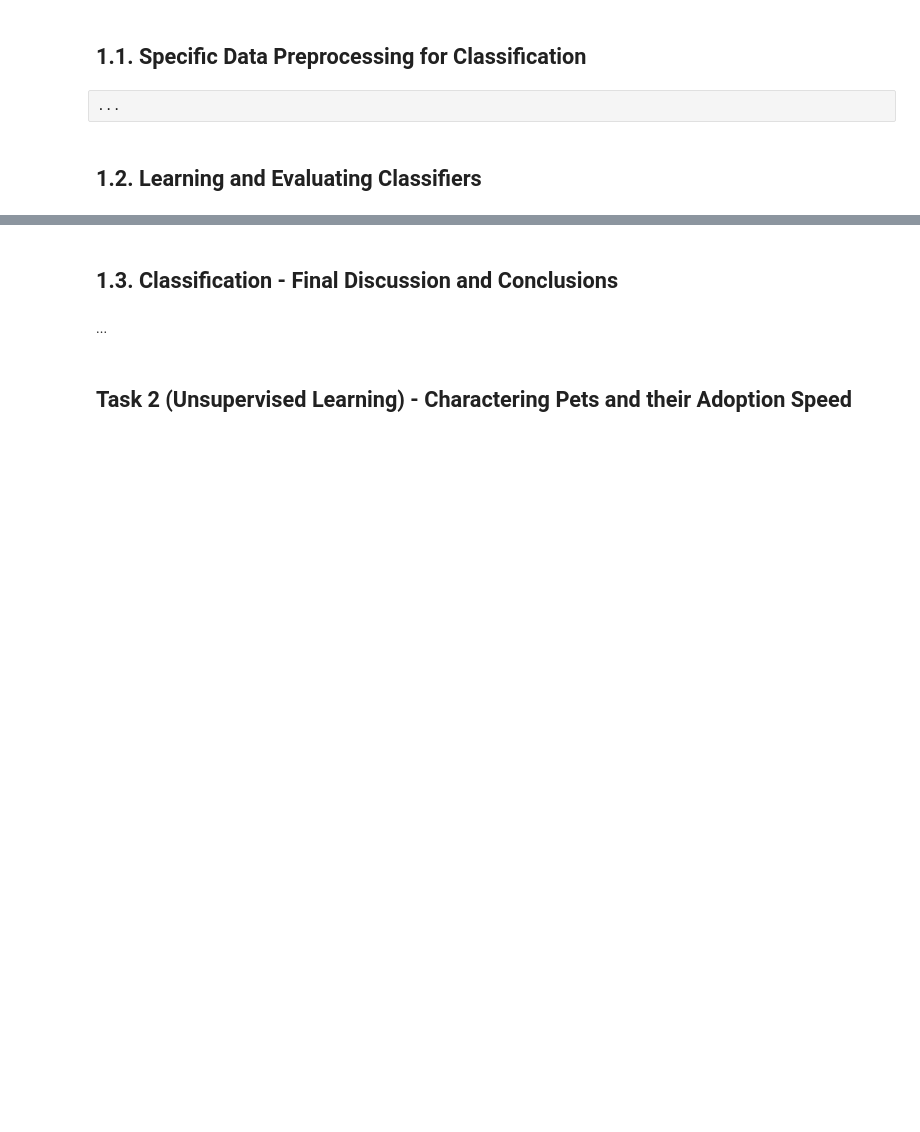
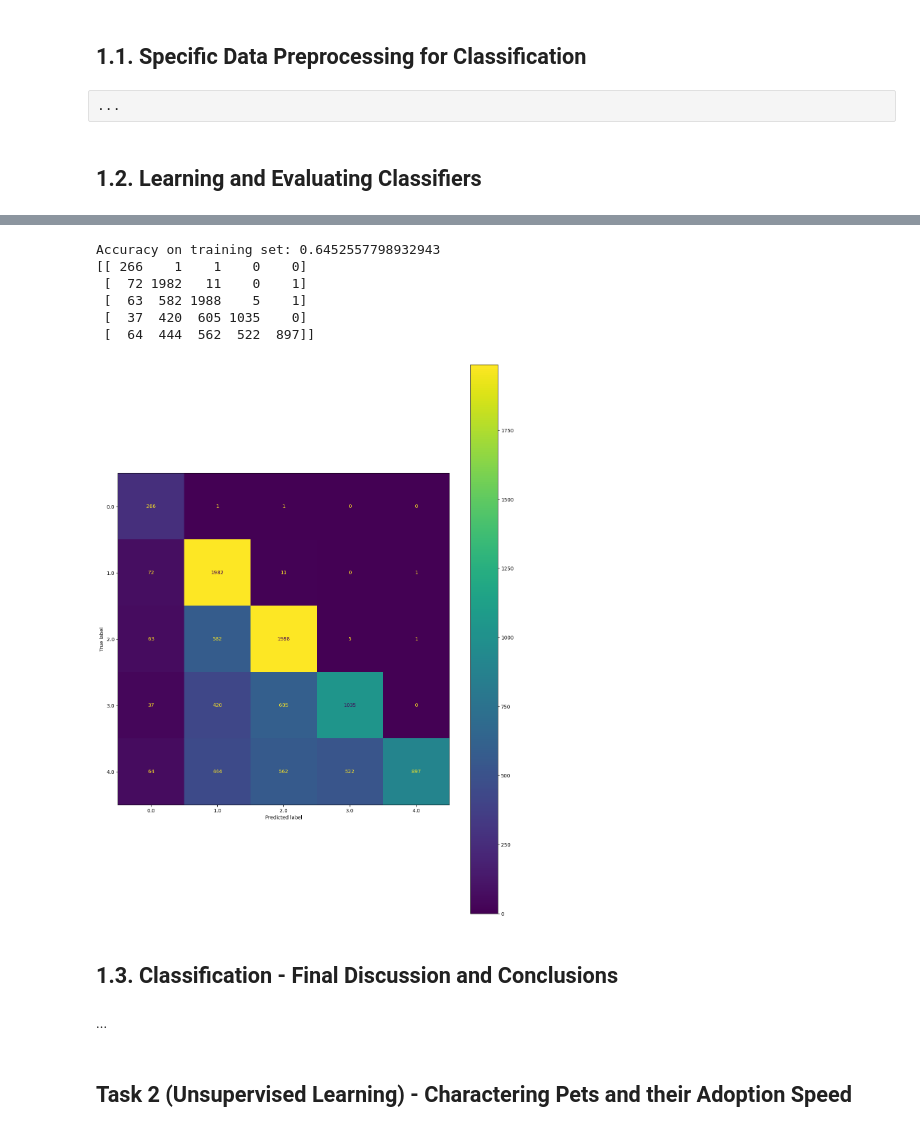
Before and after one commit to FilipeMarquesN/Machine-Learning-Project, a Jupyter notebook: AA_202425_Project.ipynb, the cells around one changed output, grey strips where cells are left out. Saved outputs shown, nothing was run; the diff lists cells and outputs as text; code cells hidden in the pictures; blank space fills up the shorter version.

```diff
--- a/AA_202425_Project.ipynb
+++ b/AA_202425_Project.ipynb
@@ -250,3 +313,48 @@ In this task you should target 3 classification tasks:
+# %%
+## Usar o Knn temos de usar 5 dos quais temos de escolher 3 destes Tree models, Probabilistic models, Distance-based models and Linear models
+#Acho que o Knn é distance-based
+from sklearn import neighbors
+import numpy as n
+knn_3 = neighbors.KNeighborsClassifier(n_neighbors=2)
+knn_3
+
+from sklearn.model_selection import train_test_split
+from sklearn.model_selection import GridSearchCV
+from sklearn.neighbors import KNeighborsClassifier
+X_train, X_test, y_train, y_test = train_test_split(table_X, table_y, random_state=0)
+knn_3 = knn_3.fit(X_train, y_train)
+print("Accuracy on training set:",  knn_3.score(X_train, y_train))
+
+# compute confusion matrix train
+%matplotlib inline
+from sklearn.metrics import confusion_matrix
+from sklearn.metrics import confusion_matrix,  ConfusionMatrixDisplay
+import matplotlib.pyplot as plt
+
+# predictions for train set
+y_train_pred = knn_3.predict(X_train)
+y_train_pred
+
+
+cm_train = confusion_matrix(y_train, y_train_pred, labels=knn_3.classes_)
+print (cm_train)
+
+
+
+cm_train = confusion_matrix(y_train, y_train_pred)
+
+disp = ConfusionMatrixDisplay(confusion_matrix=cm_train,
+                              display_labels=knn_3.classes_)
+disp.plot()
+plt.show()
+# %% [output]
+Accuracy on training set: 0.6452557798932943
+[[ 266    1    1    0    0]
+ [  72 1982   11    0    1]
+ [  63  582 1988    5    1]
+ [  37  420  605 1035    0]
+ [  64  444  562  522  897]]
+[figure, added]
 # %% [markdown]
 ## 1.3. Classification - Final Discussion and Conclusions
 # %% [markdown]
```
Also changed, not shown: parts of 7 cells of this notebook.
